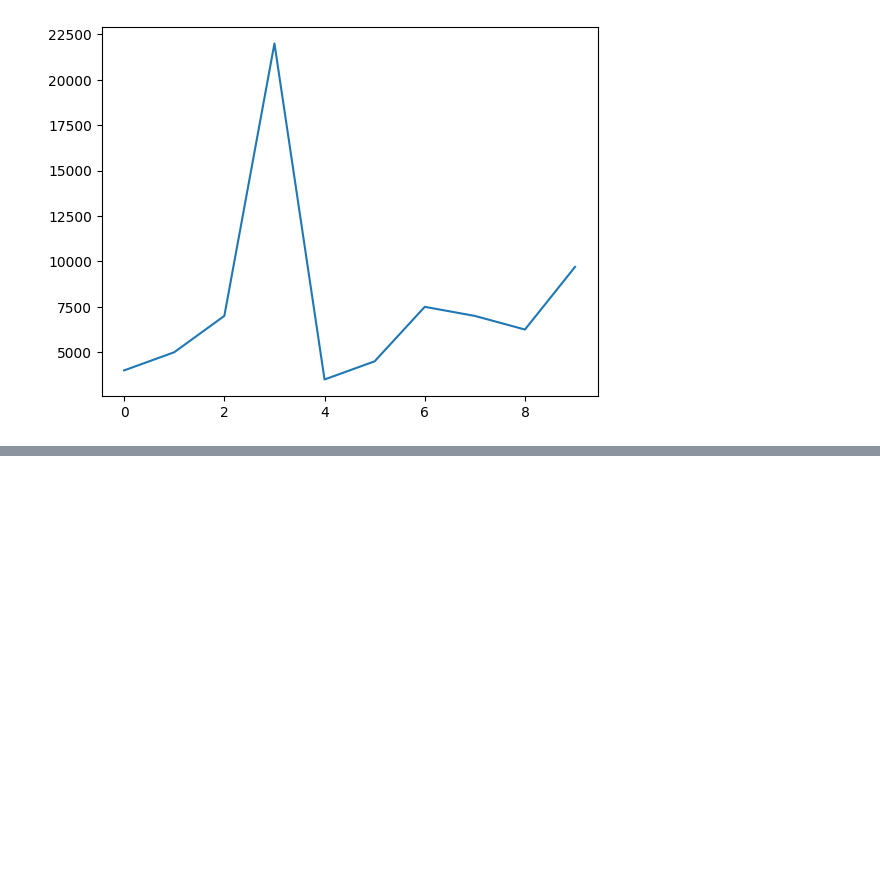
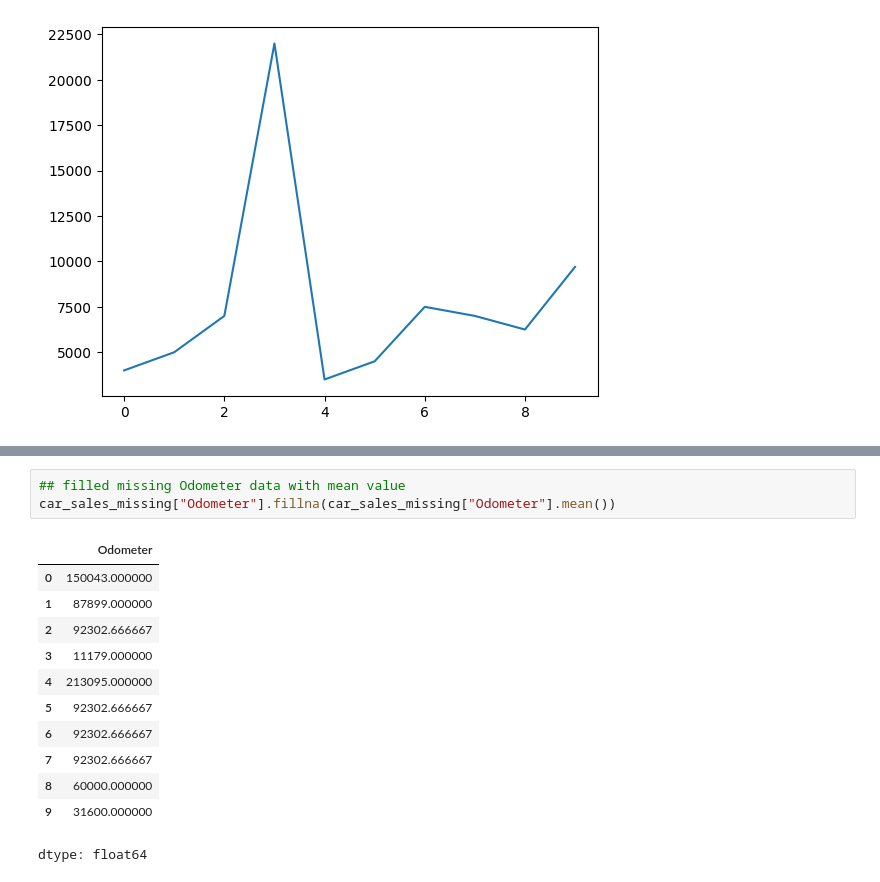
Before and after one commit to sheikh-asiful-islam/Pandas_Playground, a Jupyter notebook: Pandas_Playground.ipynb, the cells around one changed output, grey strips where cells are left out. Drawn from its saved outputs; the diff is of its cells as text; blank space fills up the shorter version.

```diff
--- a/Pandas_Playground.ipynb
+++ b/Pandas_Playground.ipynb
@@ -523,0 +601,16 @@ car_sales["Price"].plot()
+# %%
+## filled missing Odometer data with mean value
+car_sales_missing["Odometer"].fillna(car_sales_missing["Odometer"].mean())
+# %% [output]
+|  | Odometer |
+| 0 | 150043.000000 |
+| 1 | 87899.000000 |
+| 2 | 92302.666667 |
+| 3 | 11179.000000 |
+| 4 | 213095.000000 |
+| 5 | 92302.666667 |
+| 6 | 92302.666667 |
+| 7 | 92302.666667 |
+| 8 | 60000.000000 |
+| 9 | 31600.000000 |
+dtype: float64
```
Also changed, not shown: parts of 10 cells of this notebook.
